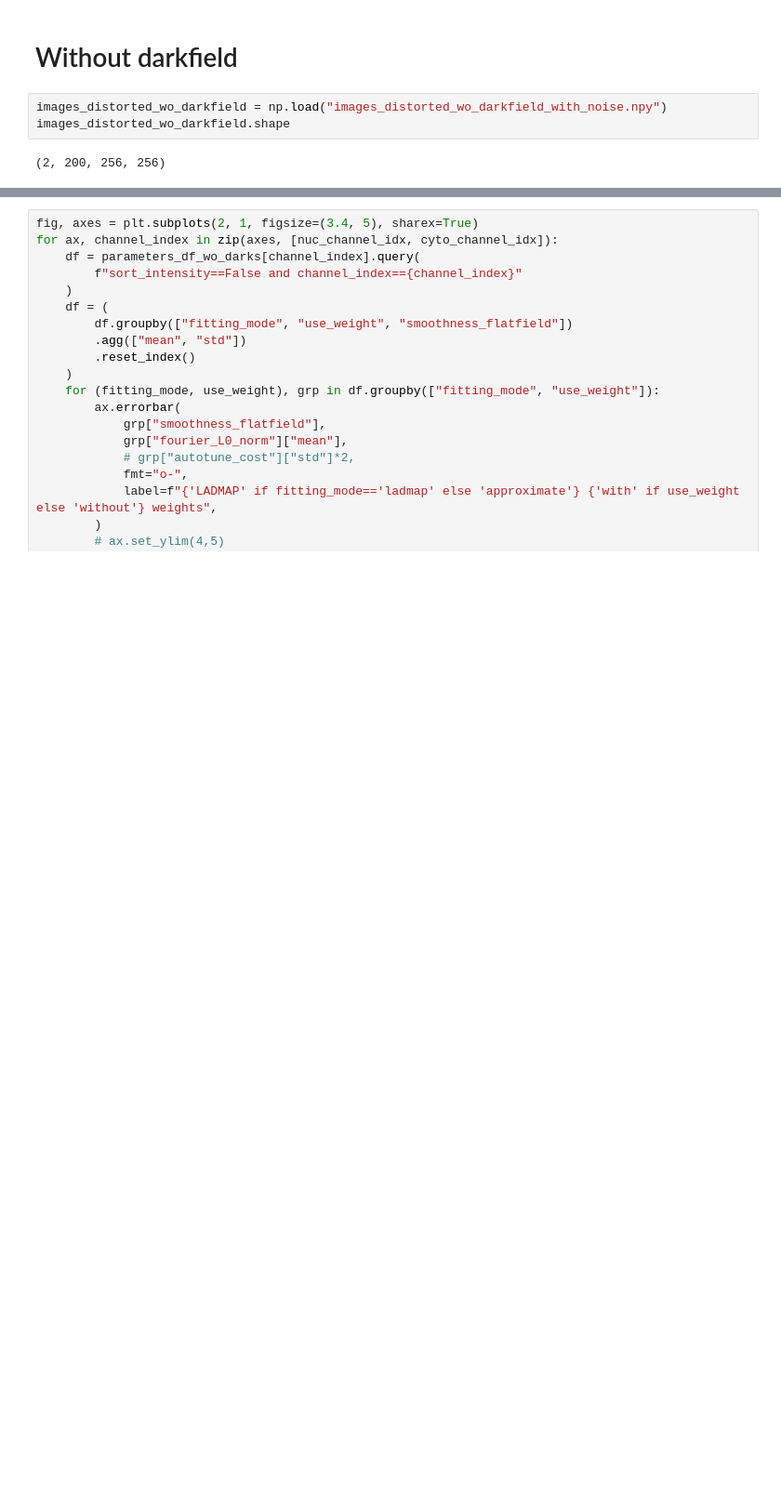
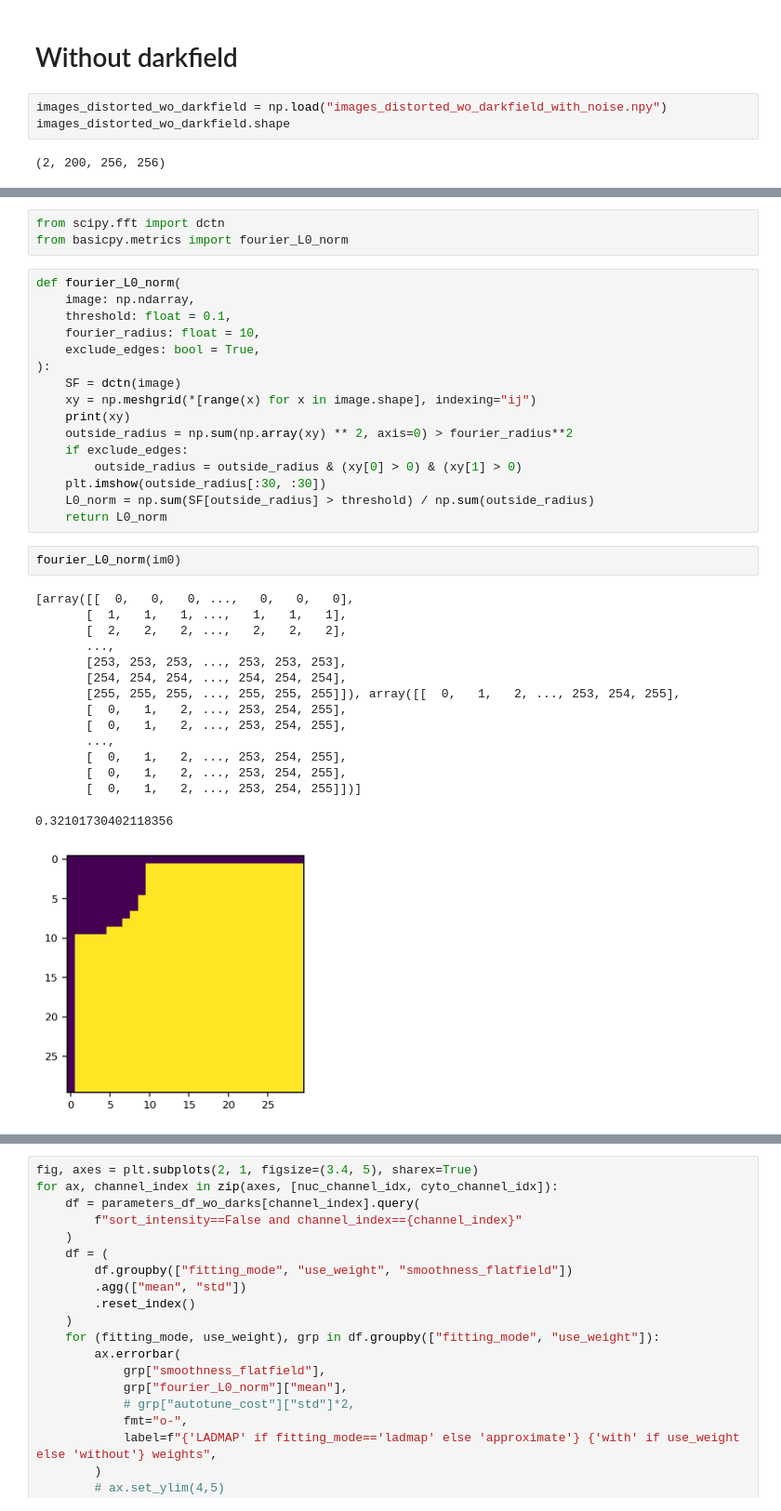
Before and after one commit to yfukai/BaSiCpy, a Jupyter notebook: misc_notebooks/analysis_for_publication/simulated_cells/003_plot.ipynb, the cells around one changed output, grey strips where cells are left out. Shown at 93% size. Saved outputs shown, nothing was run; the diff lists cells and outputs as text; blank space fills up the shorter version.

```diff
--- a/misc_notebooks/analysis_for_publication/simulated_cells/003_plot.ipynb
+++ b/misc_notebooks/analysis_for_publication/simulated_cells/003_plot.ipynb
@@ -170,0 +153,37 @@ for channel_index in [nuc_channel_idx, cyto_channel_idx]:
+# %%
+from scipy.fft import dctn
+from basicpy.metrics import fourier_L0_norm
+# %%
+def fourier_L0_norm(
+    image: np.ndarray,
+    threshold: float = 0.1,
+    fourier_radius: float = 10,
+    exclude_edges: bool = True,
+):
+    SF = dctn(image)
+    xy = np.meshgrid(*[range(x) for x in image.shape], indexing="ij")
+    print(xy)
+    outside_radius = np.sum(np.array(xy) ** 2, axis=0) > fourier_radius**2
+    if exclude_edges:
+        outside_radius = outside_radius & (xy[0] > 0) & (xy[1] > 0)
+    plt.imshow(outside_radius[:30, :30])
+    L0_norm = np.sum(SF[outside_radius] > threshold) / np.sum(outside_radius)
+    return L0_norm
+# %%
+fourier_L0_norm(im0)
+# %% [output]
+[array([[  0,   0,   0, ...,   0,   0,   0],
+       [  1,   1,   1, ...,   1,   1,   1],
+       [  2,   2,   2, ...,   2,   2,   2],
+       ...,
+       [253, 253, 253, ..., 253, 253, 253],
+       [254, 254, 254, ..., 254, 254, 254],
+       [255, 255, 255, ..., 255, 255, 255]]), array([[  0,   1,   2, ..., 253, 254, 255],
+       [  0,   1,   2, ..., 253, 254, 255],
+       [  0,   1,   2, ..., 253, 254, 255],
+       ...,
+       [  0,   1,   2, ..., 253, 254, 255],
+       [  0,   1,   2, ..., 253, 254, 255],
+       [  0,   1,   2, ..., 253, 254, 255]])]
+0.32101730402118356
+[figure, added]
```
Also changed, not shown: parts of 15 cells of this notebook, 8 other files.
